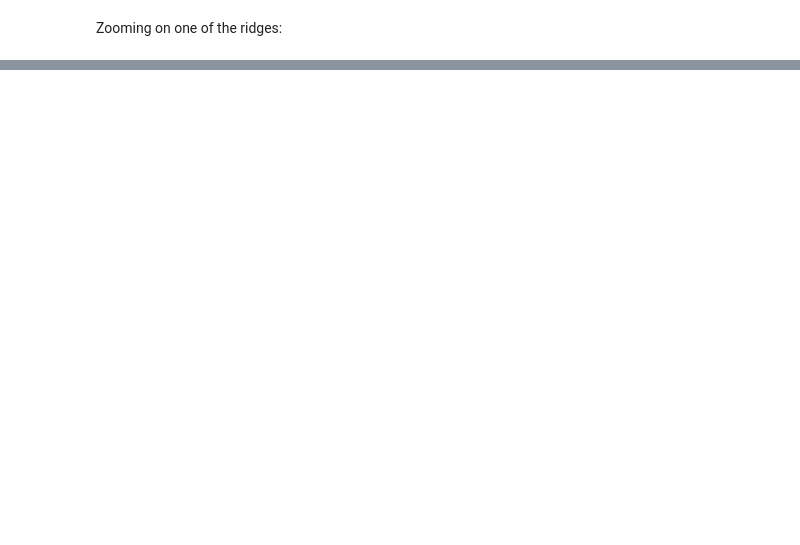
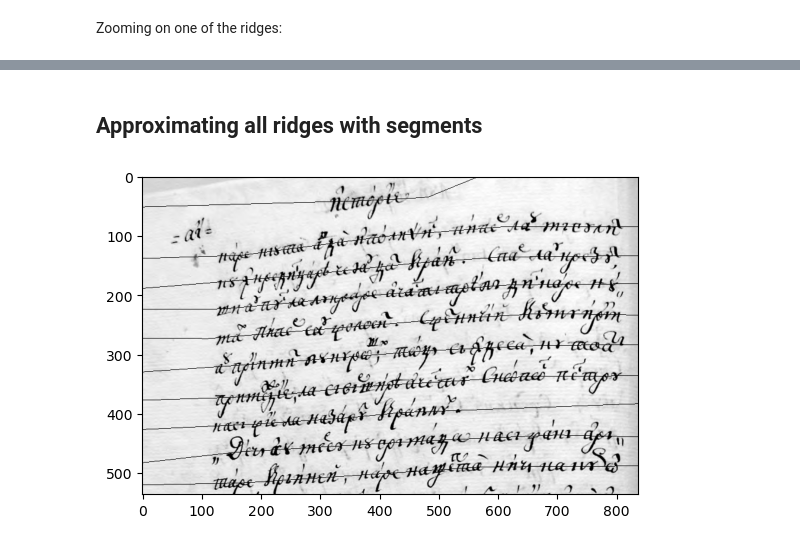
Before and after one commit to nikcleju/RowRectification, a Jupyter notebook: Ideea1_FilterAndRidge.ipynb, the cells around one changed output, grey strips where cells are left out. Drawn from its saved outputs; the diff is of its cells as text; code cells hidden in the pictures; blank space fills up the shorter version.

```diff
--- a/Ideea1_FilterAndRidge.ipynb
+++ b/Ideea1_FilterAndRidge.ipynb
@@ -193,0 +227,44 @@ plt.show()
+# %% [markdown]
+## Approximating all ridges with segments
+# %%
+my_pwlfs = []
+knots_all = []
+knots_y_all = []
+If3 = np.copy(I)
+
+for ridge in ridges:
+
+    # Limit to part != -1
+    x = np.array(range(I.shape[1]))
+    x_actual = x[ridge != -1]
+    ridge_actual = ridge[ridge != -1]
+
+    # initialize piecewise linear fit with your x and y data
+    my_pwlf = pwlf.PiecewiseLinFit(x_actual, ridge_actual)
+
+    # fit the data for four line segments
+    knots = my_pwlf.fitfast(4, pop=3)
+
+    # Add extremes to knots
+    knots = np.insert(knots,0,0)
+    knots = np.append(knots,I.shape[1]-1)
+    knots_all.append(knots)
+    knots_y_all.append(my_pwlf.predict(knots))
+
+    # predict for all columns, for left edge to right edge of page
+    xAll = np.array(range(I.shape[1]))
+    yAll = my_pwlf.predict(xAll)
+
+    # Mark on figure
+    for c in range(If3.shape[1]):
+        xval = int(yAll[c])
+        xval = 0 if xval < 0 else xval
+        xval = I.shape[0] if xval >= I.shape[0] else xval
+        If3[xval,c] = 0
+
+plt.figure()
+plt.imshow(If3, cmap='gray')
+#plt.gca().invert_yaxis()
+plt.show()
+# %% [output]
+[figure, added]
```
Also changed, not shown: parts of 10 cells of this notebook.
